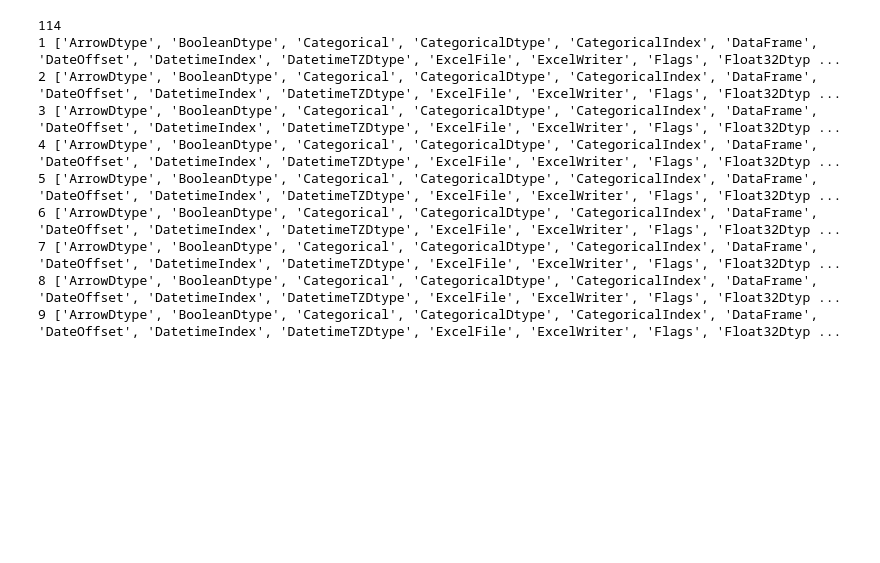
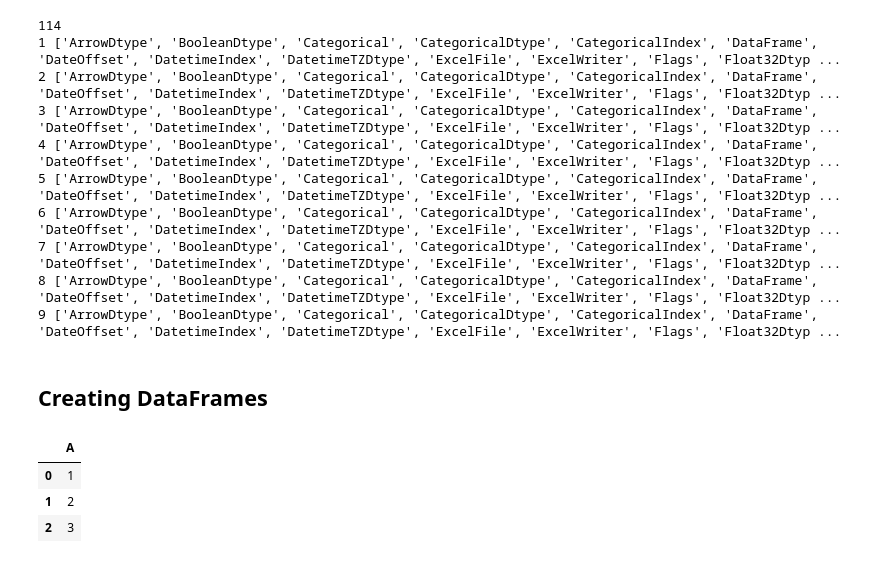
Before and after one commit to MuhammadTausif/PyComplete, a Jupyter notebook: pandas/intro.ipynb, the cells around one changed output. Cells and saved outputs as stored; diff of their text form; code cells hidden in the pictures; blank space fills up the shorter version.

Commit message:
Adding DataFrame

```diff
--- a/pandas/intro.ipynb
+++ b/pandas/intro.ipynb
@@ -23,3 +23,14 @@ for p in range(1,10):
 7 ['ArrowDtype', 'BooleanDtype', 'Categorical', 'CategoricalDtype', 'CategoricalIndex', 'DataFrame', 'DateOffset', 'DatetimeIndex', 'DatetimeTZDtype', 'ExcelFile', 'ExcelWriter', 'Flags', 'Float32Dtyp ...
 8 ['ArrowDtype', 'BooleanDtype', 'Categorical', 'CategoricalDtype', 'CategoricalIndex', 'DataFrame', 'DateOffset', 'DatetimeIndex', 'DatetimeTZDtype', 'ExcelFile', 'ExcelWriter', 'Flags', 'Float32Dtyp ...
 9 ['ArrowDtype', 'BooleanDtype', 'Categorical', 'CategoricalDtype', 'CategoricalIndex', 'DataFrame', 'DateOffset', 'DatetimeIndex', 'DatetimeTZDtype', 'ExcelFile', 'ExcelWriter', 'Flags', 'Float32Dtyp ...
+# %% [markdown]
+## Creating DataFrames
+# %%
+import pandas as pd
+
+pd.DataFrame({'A': [1, 2, 3]})
+# %% [output]
+|  | A |
+| 0 | 1 |
+| 1 | 2 |
+| 2 | 3 |
```
